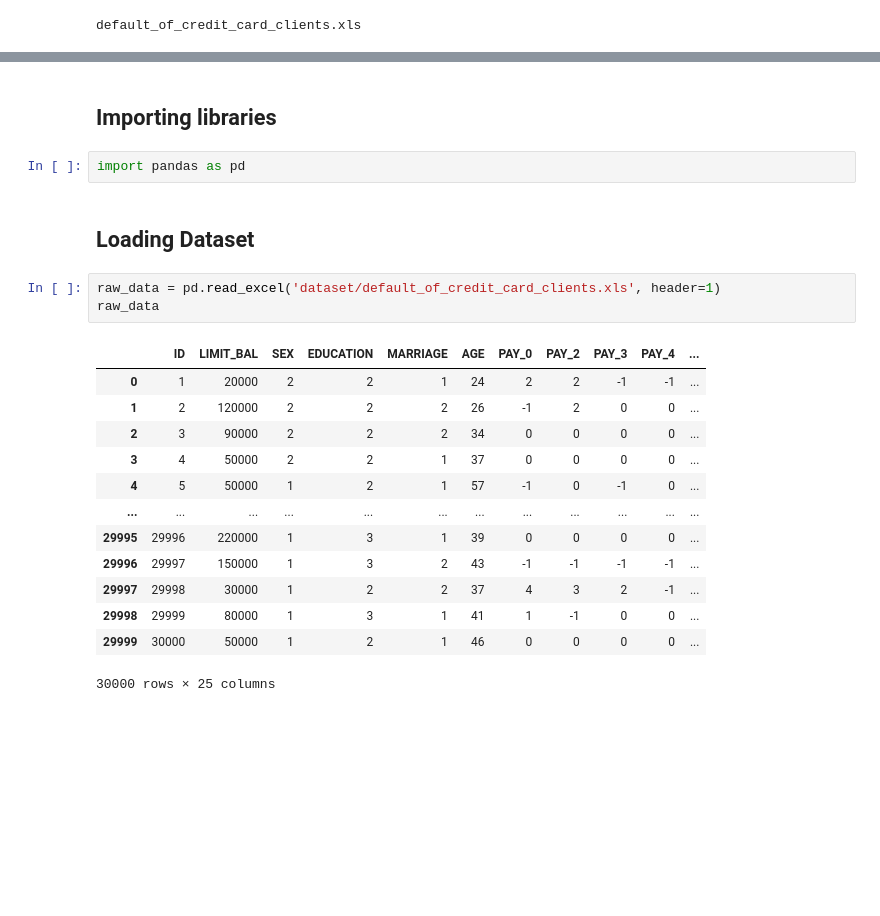
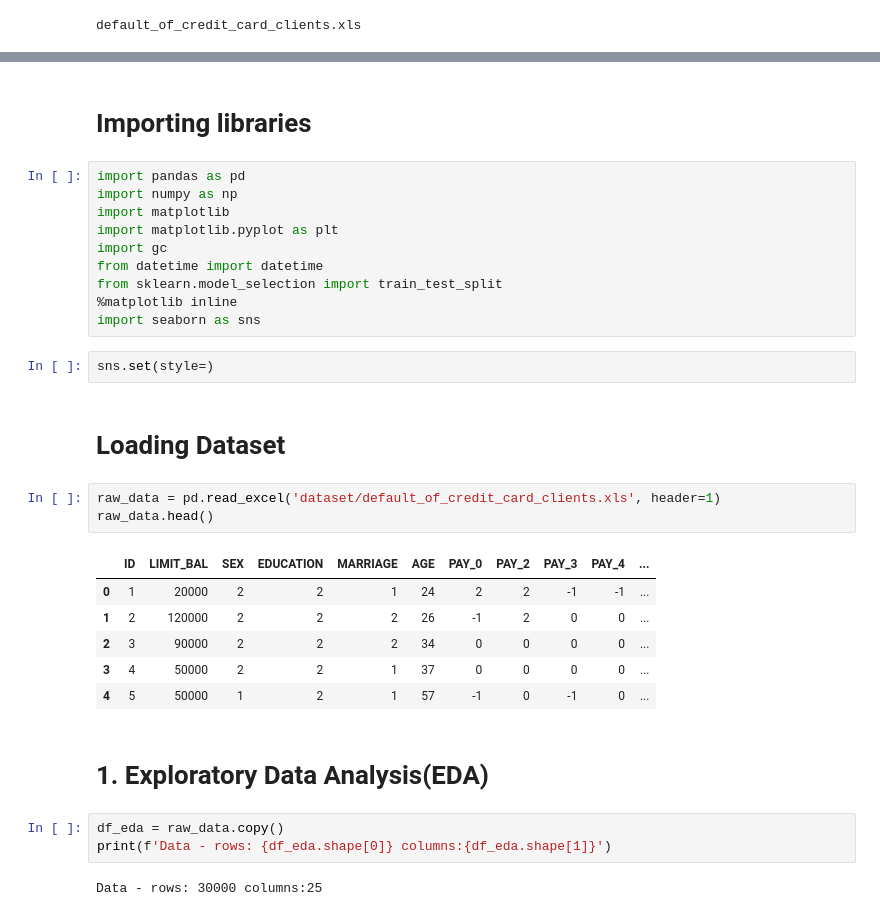
Before and after one commit to akhil189/credit-card-default-prediction, a Jupyter notebook: project.ipynb, the cells around one changed output, grey strips where cells are left out. Saved outputs shown, nothing was run; the diff lists cells and outputs as text; blank space fills up the shorter version.

Commit message:
notebook: \n 1. started 1.EDA \n 2. added section 1.1 Descriptive Statistics \n 3. added section 1.2 Missing Values Check \n 4. started section 1.3 Univariate Analysis

```diff
--- a/project.ipynb
+++ b/project.ipynb
@@ -19,23 +17,33 @@ default_of_credit_card_clients.xls
 # %% [markdown]
-## Importing libraries
+# Importing libraries
-# %%
-import pandas as pd
+# %%
+import pandas as pd
+import numpy as np
+import matplotlib
+import matplotlib.pyplot as plt
+import gc
+from datetime import datetime
+from sklearn.model_selection import train_test_split
+%matplotlib inline
+import seaborn as sns
+# %%
+sns.set(style=)
 # %% [markdown]
-## Loading Dataset
+# Loading Dataset
 # %%
 raw_data = pd.read_excel('dataset/default_of_credit_card_clients.xls', header=1)
-raw_data
+raw_data.head()
 # %% [output]
 |  | ID | LIMIT_BAL | SEX | EDUCATION | MARRIAGE | AGE | PAY_0 | PAY_2 | PAY_3 | PAY_4 | ... |
 | 0 | 1 | 20000 | 2 | 2 | 1 | 24 | 2 | 2 | -1 | -1 | ... |
 | 1 | 2 | 120000 | 2 | 2 | 2 | 26 | -1 | 2 | 0 | 0 | ... |
 | 2 | 3 | 90000 | 2 | 2 | 2 | 34 | 0 | 0 | 0 | 0 | ... |
 | 3 | 4 | 50000 | 2 | 2 | 1 | 37 | 0 | 0 | 0 | 0 | ... |
 | 4 | 5 | 50000 | 1 | 2 | 1 | 57 | -1 | 0 | -1 | 0 | ... |
-| ... | ... | ... | ... | ... | ... | ... | ... | ... | ... | ... | ... |
-| 29995 | 29996 | 220000 | 1 | 3 | 1 | 39 | 0 | 0 | 0 | 0 | ... |
-| 29996 | 29997 | 150000 | 1 | 3 | 2 | 43 | -1 | -1 | -1 | -1 | ... |
-| 29997 | 29998 | 30000 | 1 | 2 | 2 | 37 | 4 | 3 | 2 | -1 | ... |
-| 29998 | 29999 | 80000 | 1 | 3 | 1 | 41 | 1 | -1 | 0 | 0 | ... |
-| 29999 | 30000 | 50000 | 1 | 2 | 1 | 46 | 0 | 0 | 0 | 0 | ... |
-30000 rows × 25 columns
+# %% [markdown]
+# **1. Exploratory Data Analysis(EDA)**
+# %%
+df_eda = raw_data.copy()
+print(f'Data - rows: {df_eda.shape[0]} columns:{df_eda.shape[1]}')
+# %% [output]
+Data - rows: 30000 columns:25
```
Also changed, not shown: parts of 32 cells of this notebook.
